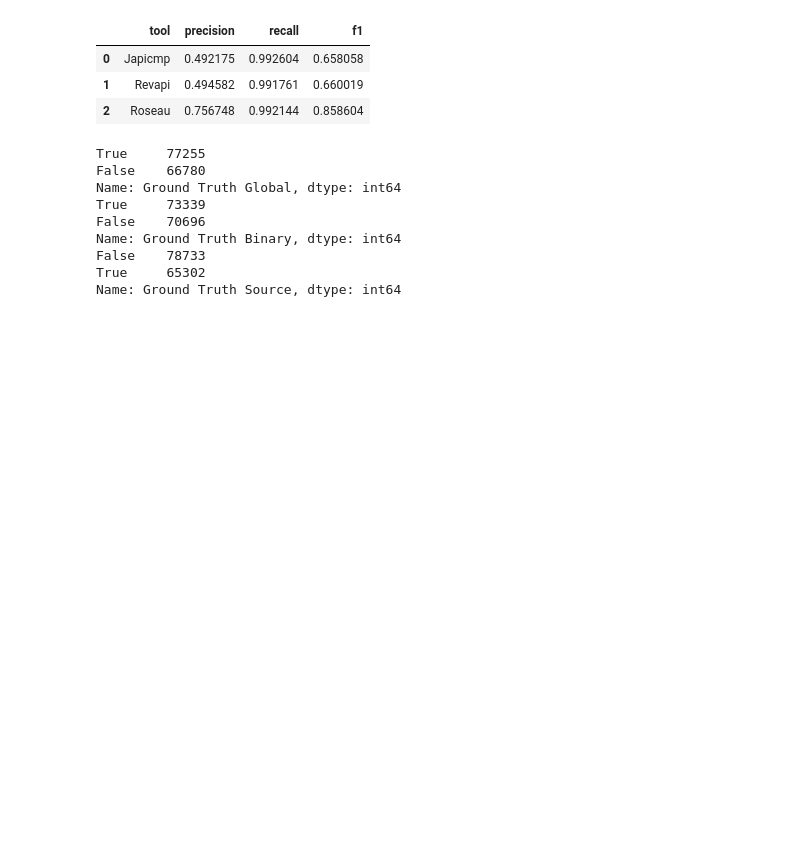
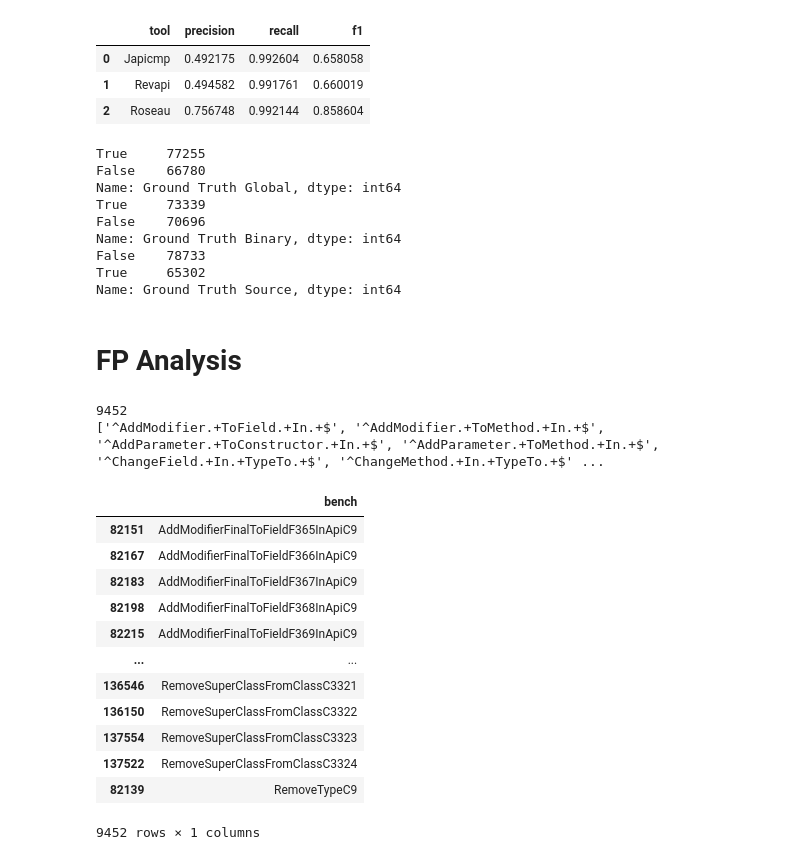
Before and after one commit to alien-tools/roseau, a Jupyter notebook: result/results.ipynb, the cells around one changed output. Saved outputs shown, nothing was run; the diff lists cells and outputs as text; code cells hidden in the pictures; blank space fills up the shorter version.

```diff
--- a/result/results.ipynb
+++ b/result/results.ipynb
@@ -3,7 +6,6 @@ import pandas as pd
 # %%
-bench_data = pd.read_csv('results.csv')
-
-bench_data.head()
+results_data = pd.read_csv('results.csv')
+results_data.head()
 # %% [output]
 |  | Strategy | Ground Truth Binary | Ground Truth Source | Japicmp Binary | Japicmp Source | Revapi Binary | ... |
 | 0 | RemoveTypeR21 | 1 | 1 | 1 | 1 | 1 | ... |
@@ -20,14 +32,14 @@ BINARY_BREAKING_SUFFIX = ' Binary'
 SOURCE_BREAKING_SUFFIX = ' Source'
 
 full_data = pd.DataFrame(columns=['bench'])
-full_data['bench'] = bench_data['Strategy']
-full_data[f'{GROUND_TRUTH_KEY}{BINARY_BREAKING_SUFFIX}'] = bench_data[f'{GROUND_TRUTH_KEY}{BINARY_BREAKING_SUFFIX}'].map(lambda x: True if x == 1 else False)
-full_data[f'{GROUND_TRUTH_KEY}{SOURCE_BREAKING_SUFFIX}'] = bench_data[f'{GROUND_TRUTH_KEY}{SOURCE_BREAKING_SUFFIX}'].map(lambda x: True if x == 1 else False)
+full_data['bench'] = results_data['Strategy']
+full_data[f'{GROUND_TRUTH_KEY}{BINARY_BREAKING_SUFFIX}'] = results_data[f'{GROUND_TRUTH_KEY}{BINARY_BREAKING_SUFFIX}'].map(lambda x: True if x == 1 else False)
+full_data[f'{GROUND_TRUTH_KEY}{SOURCE_BREAKING_SUFFIX}'] = results_data[f'{GROUND_TRUTH_KEY}{SOURCE_BREAKING_SUFFIX}'].map(lambda x: True if x == 1 else False)
 full_data[f'{GROUND_TRUTH_KEY}{GENERAL_BREAKING_SUFFIX}'] = full_data[f'{GROUND_TRUTH_KEY}{BINARY_BREAKING_SUFFIX}'] | full_data[f'{GROUND_TRUTH_KEY}{SOURCE_BREAKING_SUFFIX}']
 
 for tool in tools_analyzed:
-    full_data[f'{tool}{BINARY_BREAKING_SUFFIX}'] = bench_data[f'{tool}{BINARY_BREAKING_SUFFIX}'].map(lambda x: True if x == 1 else False)
-    full_data[f'{tool}{SOURCE_BREAKING_SUFFIX}'] = bench_data[f'{tool}{SOURCE_BREAKING_SUFFIX}'].map(lambda x: True if x == 1 else False)
+    full_data[f'{tool}{BINARY_BREAKING_SUFFIX}'] = results_data[f'{tool}{BINARY_BREAKING_SUFFIX}'].map(lambda x: True if x == 1 else False)
+    full_data[f'{tool}{SOURCE_BREAKING_SUFFIX}'] = results_data[f'{tool}{SOURCE_BREAKING_SUFFIX}'].map(lambda x: True if x == 1 else False)
     full_data[f'{tool}{GENERAL_BREAKING_SUFFIX}'] = full_data[f'{tool}{BINARY_BREAKING_SUFFIX}'] | full_data[f'{tool}{SOURCE_BREAKING_SUFFIX}']
 
 full_data.head()
@@ -106,3 +158,45 @@ Name: Ground Truth Binary, dtype: int64
 False    78733
 True     65302
 Name: Ground Truth Source, dtype: int64
+# %% [markdown]
+# FP Analysis
+# %%
+def get_strategies_from_benchs(benchs):
+    unique_strategies = set()
+    for bench in benchs:
+        for strategy in STRATEGIES:
+            if strategy.match(bench):
+                unique_strategies.add(strategy.pattern)
+                break
+
+    return sorted(unique_strategies)
+
+
+not_binary_breaking_for_ground_truth_but_breaking_for_all_tools = full_data.query(
+    '`Ground Truth Binary` == False and `Japicmp Binary` == True and `Revapi Binary` == True and `Roseau Binary` == True')
+not_binary_breaking_for_ground_truth_but_breaking_for_all_tools = not_binary_breaking_for_ground_truth_but_breaking_for_all_tools.sort_values(by='bench')
+
+print(len(not_binary_breaking_for_ground_truth_but_breaking_for_all_tools.index))
+
+binary_benchs = not_binary_breaking_for_ground_truth_but_breaking_for_all_tools['bench'].tolist()
+binary_strategies = get_strategies_from_benchs(binary_benchs)
+
+print(binary_strategies)
+
+not_binary_breaking_for_ground_truth_but_breaking_for_all_tools[['bench']]
+# %% [output]
+9452
+['^AddModifier.+ToField.+In.+$', '^AddModifier.+ToMethod.+In.+$', '^AddParameter.+ToConstructor.+In.+$', '^AddParameter.+ToMethod.+In.+$', '^ChangeField.+In.+TypeTo.+$', '^ChangeMethod.+In.+TypeTo.+$' ...
+|  | bench |
+| 82151 | AddModifierFinalToFieldF365InApiC9 |
+| 82167 | AddModifierFinalToFieldF366InApiC9 |
+| 82183 | AddModifierFinalToFieldF367InApiC9 |
+| 82198 | AddModifierFinalToFieldF368InApiC9 |
+| 82215 | AddModifierFinalToFieldF369InApiC9 |
+| ... | ... |
+| 136546 | RemoveSuperClassFromClassC3321 |
+| 136150 | RemoveSuperClassFromClassC3322 |
+| 137554 | RemoveSuperClassFromClassC3323 |
+| 137522 | RemoveSuperClassFromClassC3324 |
+| 82139 | RemoveTypeC9 |
+9452 rows × 1 columns
```
Also changed, not shown: parts of 15 cells of this notebook, 1 other file.
